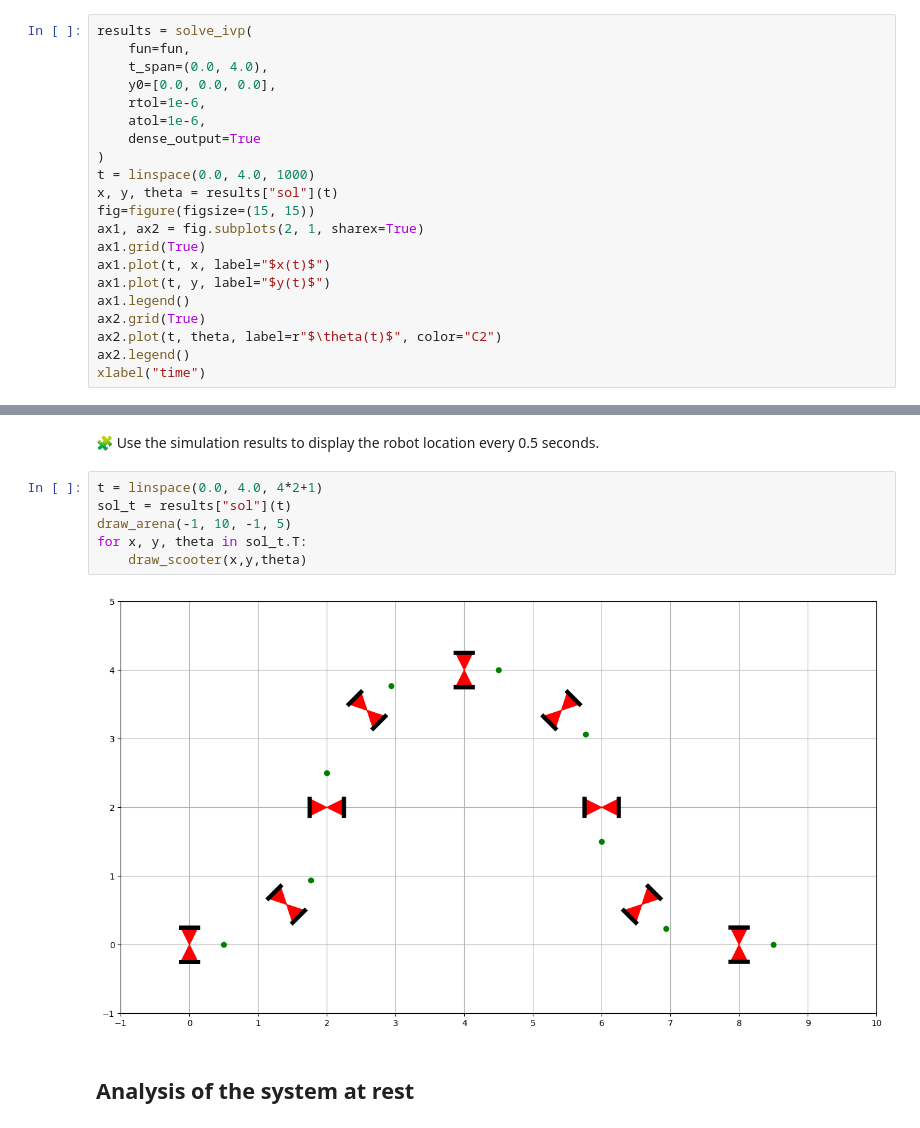
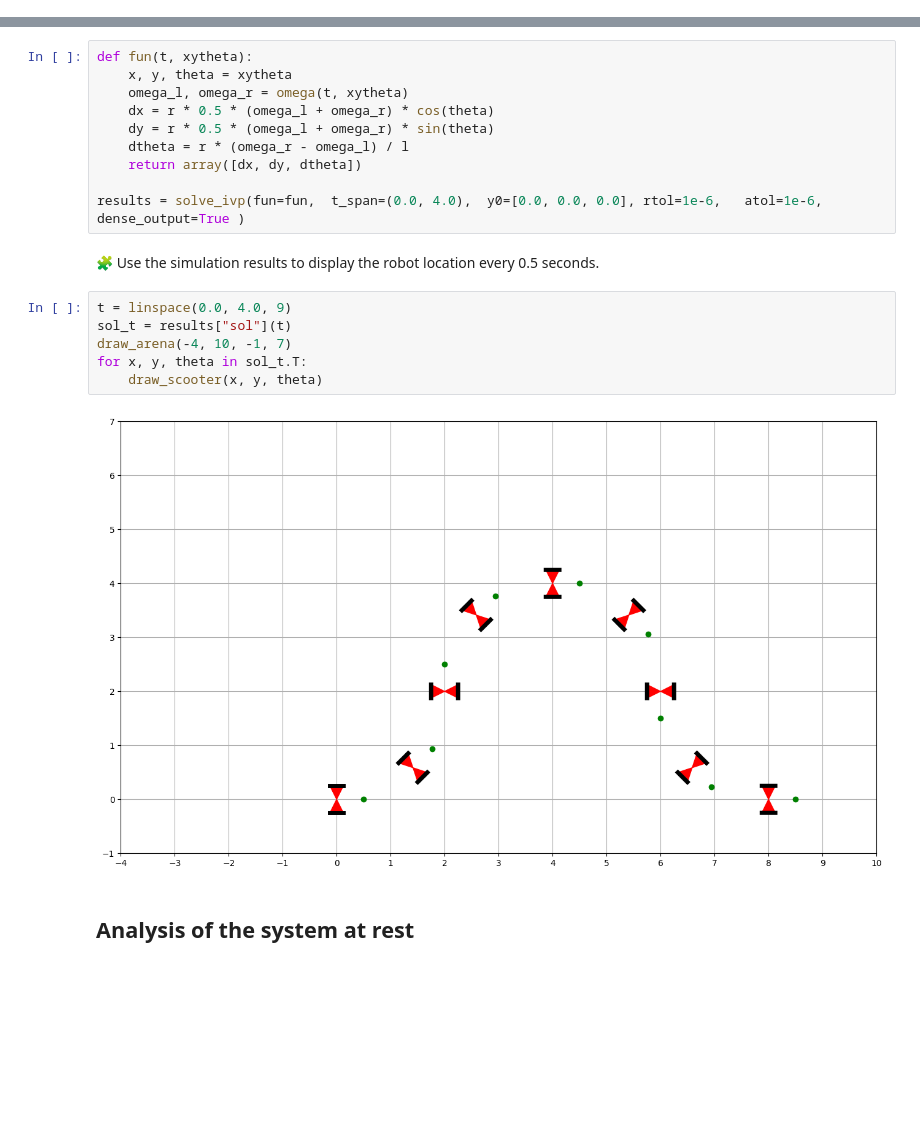
Before and after one commit to yooseeph/control-engineering-with-python-project-2023-2024, a Jupyter notebook: Project-part-2.ipynb, the cells around one changed output, grey strips where cells are left out. Cells and saved outputs as stored; diff of their text form; blank space fills up the shorter version.

```diff
--- a/Project-part-2.ipynb
+++ b/Project-part-2.ipynb
@@ -289,24 +292,3 @@ def omega(t, xytheta):
 ##### 🧩 Make a simulation of 4 sec of the robot with the previous input. Use the `rtol` and `atol` that used to guarantee a precision of $1 \, \mathrm{mm}$ and by using the `dense_output` option to evaluate the solution at timesteps that will be defined later.
 
 🗝️ **Hint.** It is not necessary to define again the function `fun`. If the previous cell has been correctly validated, `fun` will use the new definition of `omega`.
-# %%
-results = solve_ivp(
-    fun=fun,
-    t_span=(0.0, 4.0),
-    y0=[0.0, 0.0, 0.0],
-    rtol=1e-6,
-    atol=1e-6,
-    dense_output=True
-)
-t = linspace(0.0, 4.0, 1000)
-x, y, theta = results["sol"](t)
-fig=figure(figsize=(15, 15))
-ax1, ax2 = fig.subplots(2, 1, sharex=True)
-ax1.grid(True)
-ax1.plot(t, x, label="$x(t)$")
-ax1.plot(t, y, label="$y(t)$")
-ax1.legend()
-ax2.grid(True)
-ax2.plot(t, theta, label=r"$\theta(t)$", color="C2")
-ax2.legend()
-xlabel("time")
@@ -316,13 +295,23 @@ Text(0.5, 0, 'time')
+# %%
+def fun(t, xytheta):
+    x, y, theta = xytheta
+    omega_l, omega_r = omega(t, xytheta)
+    dx = r * 0.5 * (omega_l + omega_r) * cos(theta)
+    dy = r * 0.5 * (omega_l + omega_r) * sin(theta)
+    dtheta = r * (omega_r - omega_l) / l
+    return array([dx, dy, dtheta])
+
+results = solve_ivp(fun=fun,  t_span=(0.0, 4.0),  y0=[0.0, 0.0, 0.0], rtol=1e-6,   atol=1e-6, dense_output=True )
 # %% [markdown]
 🧩 Use the simulation results to display the robot location every 0.5 seconds.
 # %%
-t = linspace(0.0, 4.0, 4*2+1)
+t = linspace(0.0, 4.0, 9)
 sol_t = results["sol"](t)
-draw_arena(-1, 10, -1, 5)
+draw_arena(-4, 10, -1, 7)
 for x, y, theta in sol_t.T:
-    draw_scooter(x,y,theta)
+    draw_scooter(x, y, theta)
 # %% [output]
-[figure, old version]
+[figure, new version]
 # %% [markdown]
 ## Analysis of the system at rest
 # %% [markdown]
```
Also changed, not shown: parts of 2 cells of this notebook.
